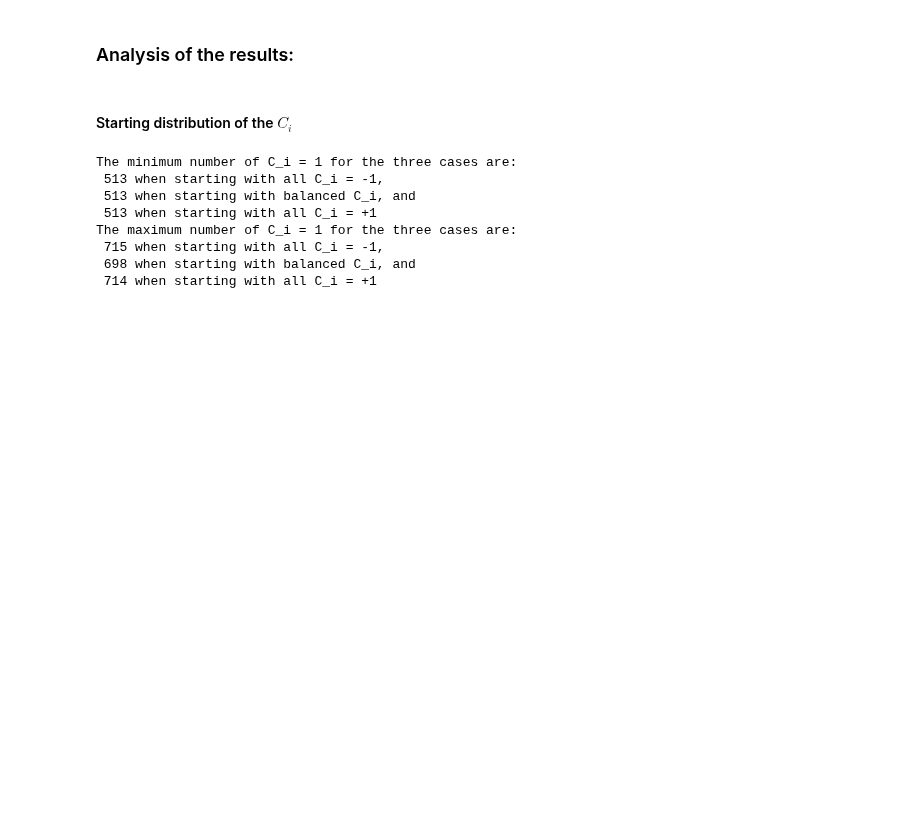
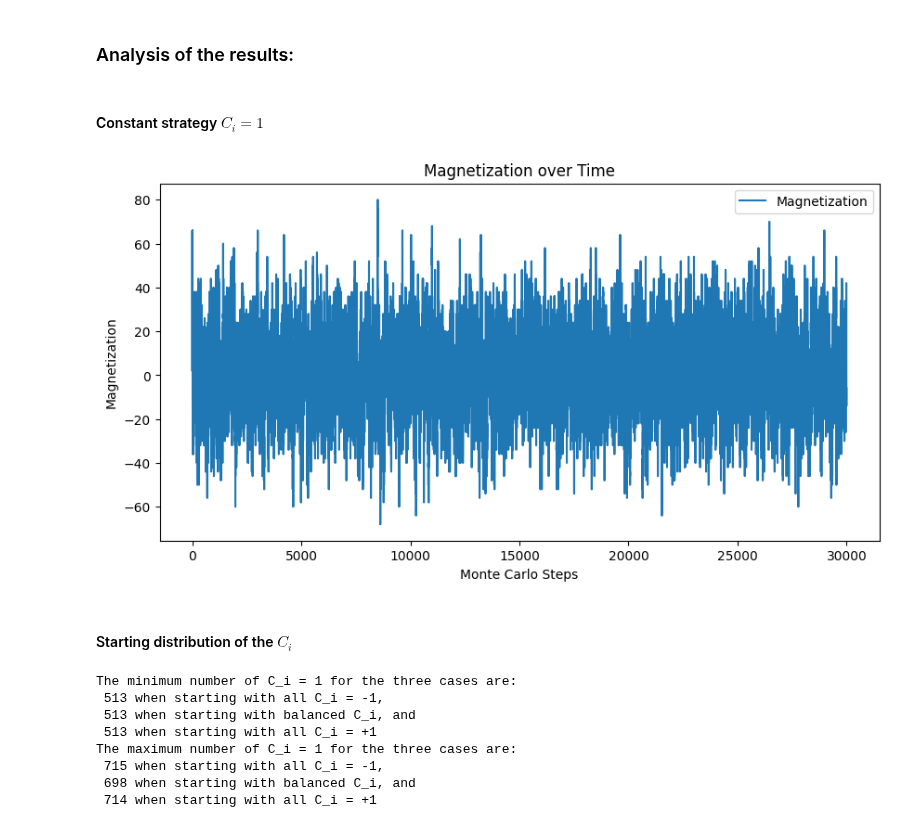
Before and after one commit to eghirardo/ising-markets, a Jupyter notebook: Code/Bornholdt.ipynb, the cells around one changed output. Drawn from its saved outputs; the diff is of its cells as text; code cells hidden in the pictures; blank space fills up the shorter version.

```diff
--- a/Code/Bornholdt.ipynb
+++ b/Code/Bornholdt.ipynb
@@ -74,3 +50,12 @@ param_str = "J{}_alpha{}_T{}_C{}".format(parameters['J'], parameters['alpha'], T
 pickle.dump(model, open(f"bornholdt_model_{param_str}.pkl", "wb"))
 # %% [markdown]
 ### Analysis of the results:
+# %%
+with open('bornholdt_constant_model_J1.0_alpha4.0_T1.5_C1024.pkl', 'rb') as f:
+    model = pickle.load(f)
+# %% [markdown]
+#### Constant strategy $C_i=1$
+# %%
+model.plot_magnetization()
+# %% [output]
+[figure, added]
```
Also changed, not shown: parts of 4 cells of this notebook.
